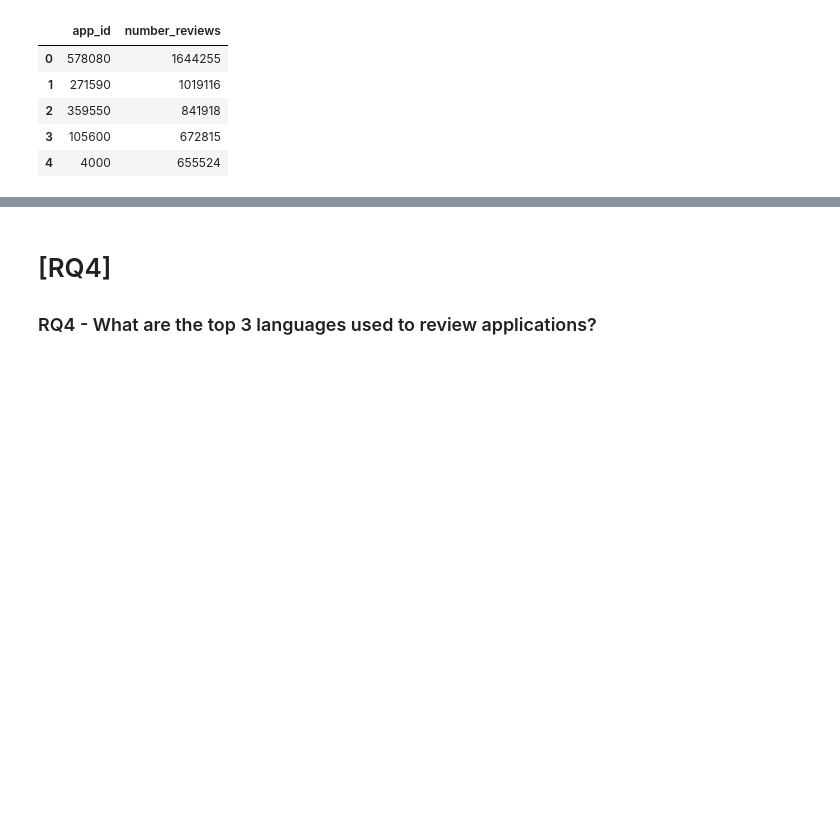
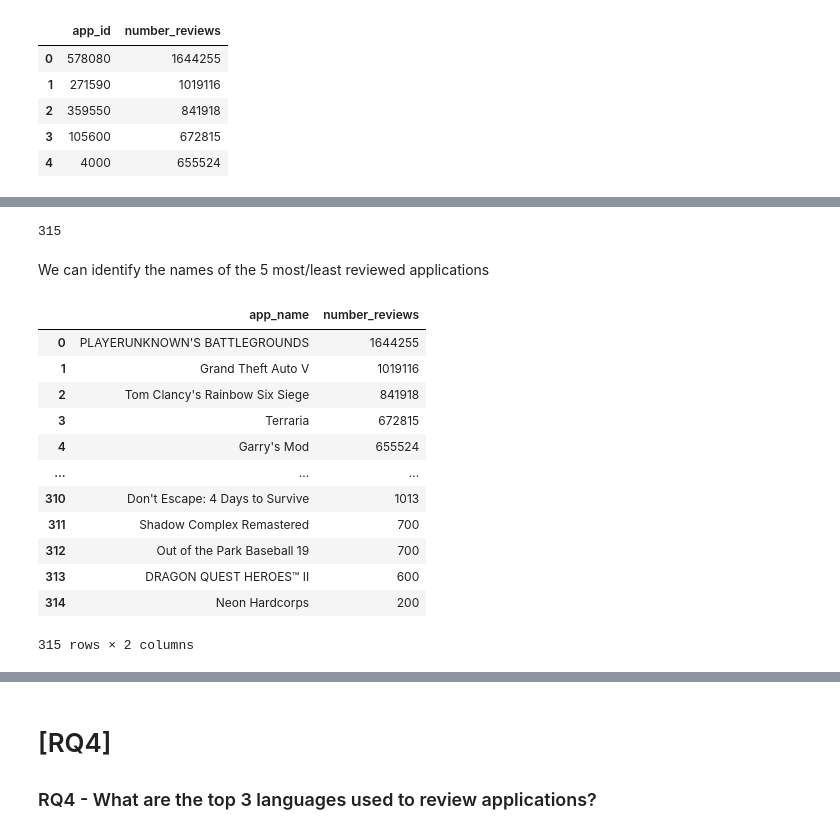
Before and after one commit to brauliovillalobos/ADM_HW2_Sapienza, a Jupyter notebook: HW_2_ADM.ipynb, the cells around one changed output, grey strips where cells are left out. Cells and saved outputs as stored; diff of their text form; code cells hidden in the pictures; blank space fills up the shorter version.

```diff
--- a/HW_2_ADM.ipynb
+++ b/HW_2_ADM.ipynb
@@ -232,0 +245,25 @@ most_reviews.head(5)
+# %%
+vaex_df.app_name.nunique()
+# %% [output]
+315
+# %% [markdown]
+We can identify the names of the 5 most/least reviewed applications
+# %%
+most_reviews_name = pd.DataFrame(vaex_df['app_name'].value_counts()).reset_index().rename(columns={'index': 'app_name', 0: 'number_reviews'})
+most_reviews_name.head()
+# %%
+most_reviews_name.tail()
+# %% [output]
+|  | app_name | number_reviews |
+| 0 | PLAYERUNKNOWN'S BATTLEGROUNDS | 1644255 |
+| 1 | Grand Theft Auto V | 1019116 |
+| 2 | Tom Clancy's Rainbow Six Siege | 841918 |
+| 3 | Terraria | 672815 |
+| 4 | Garry's Mod | 655524 |
+| ... | ... | ... |
+| 310 | Don't Escape: 4 Days to Survive | 1013 |
+| 311 | Shadow Complex Remastered | 700 |
+| 312 | Out of the Park Baseball 19 | 700 |
+| 313 | DRAGON QUEST HEROES™ II | 600 |
+| 314 | Neon Hardcorps | 200 |
+315 rows × 2 columns
```
Also changed, not shown: parts of 82 cells of this notebook.
